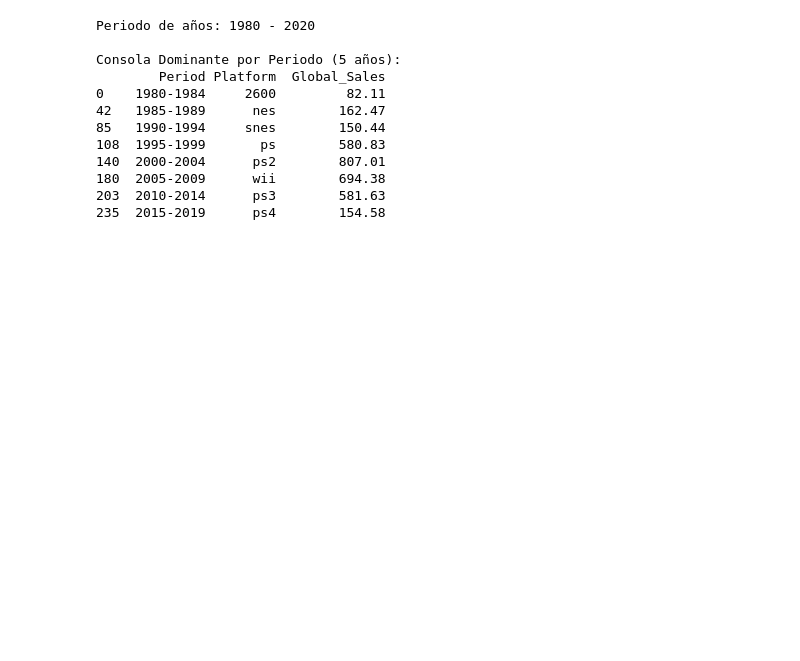
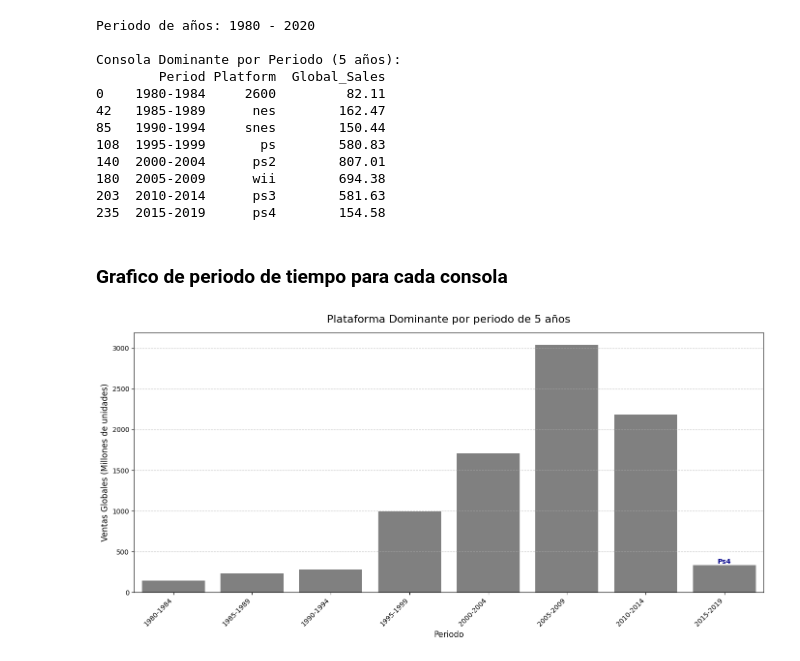
Before and after one commit to donosonahuel/tendencias-historica-videojuegos, a Jupyter notebook: Análisis_de_Tendencias_y_Ventas_Históricas(Videojuegos).ipynb, the cells around one changed output. Saved outputs shown, nothing was run; the diff lists cells and outputs as text; code cells hidden in the pictures; blank space fills up the shorter version.

```diff
--- a/Análisis_de_Tendencias_y_Ventas_Históricas(Videojuegos).ipynb
+++ b/Análisis_de_Tendencias_y_Ventas_Históricas(Videojuegos).ipynb
@@ -355,8 +355,8 @@ plt.show()
 ## La consola dominante en periodos de años
 # %%
 # Definir los años
-min_year = df_video_games_sales['Year'].min()
-max_year = df_video_games_sales['Year'].max()
+min_year = int(df_video_games_sales['Year'].min())
+max_year = int(df_video_games_sales['Year'].max())
 print(f"Periodo de años: {min_year} - {max_year}")
 
 # Creando rangos de 5 años
@@ -388,3 +388,52 @@ Consola Dominante por Periodo (5 años):
 180  2005-2009      wii        694.38
 203  2010-2014      ps3        581.63
 235  2015-2019      ps4        154.58
+# %% [markdown]
+### Grafico de periodo de tiempo para cada consola
+# %%
+# Preparando un dataframe
+df_total_sales_period = df_video_games_sales.groupby('Period')['Global_Sales'].sum().reset_index()
+
+# Creando el grafico
+plt.figure(figsize = (14, 7))
+
+sns.barplot(
+    x = 'Period',
+    y = 'Global_Sales',
+    data = df_total_sales_period,
+    color = 'grey',
+    order = labels
+)
+
+# Etiqueta para cada ganador
+for i, period_label in enumerate(df_total_sales_period['Period']):
+    winner_row = dominant_platform[dominant_platform['Period'] == period_label]
+
+    if not winner_row.empty:
+        winner_platform = winner_row['Platform'].iloc[0]
+        total_sales = df_total_sales_period[df_total_sales_period['Period'] == period_label]['Global_Sales'].iloc[0]
+
+        formatted_platform_name = winner_platform.capitalize()
+
+# Colocando la etiqueta en la parte superior del ganador
+plt.text(
+            i,
+            total_sales,
+            formatted_platform_name,
+            ha = 'center',
+            va = 'bottom',
+            fontsize = 10,
+            color = 'darkblue',
+            weight = 'bold'
+        )
+
+plt.title("Plataforma Dominante por periodo de 5 años", fontsize = 16, pad = 15)
+plt.xlabel("Periodo", fontsize = 12)
+plt.ylabel("Ventas Globales (Millones de unidades)", fontsize = 12)
+plt.xticks(rotation = 45, ha = 'right')
+
+plt.grid(axis = 'y', linestyle = '--', alpha = 0.7)
+plt.tight_layout()
+plt.show()
+# %% [output]
+[figure, added]
```
